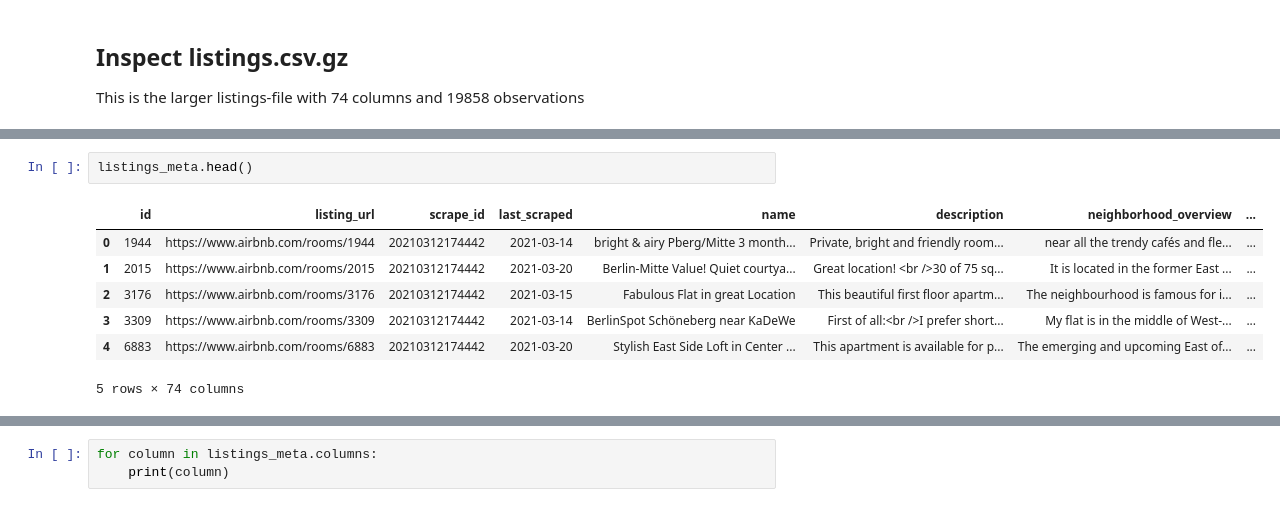
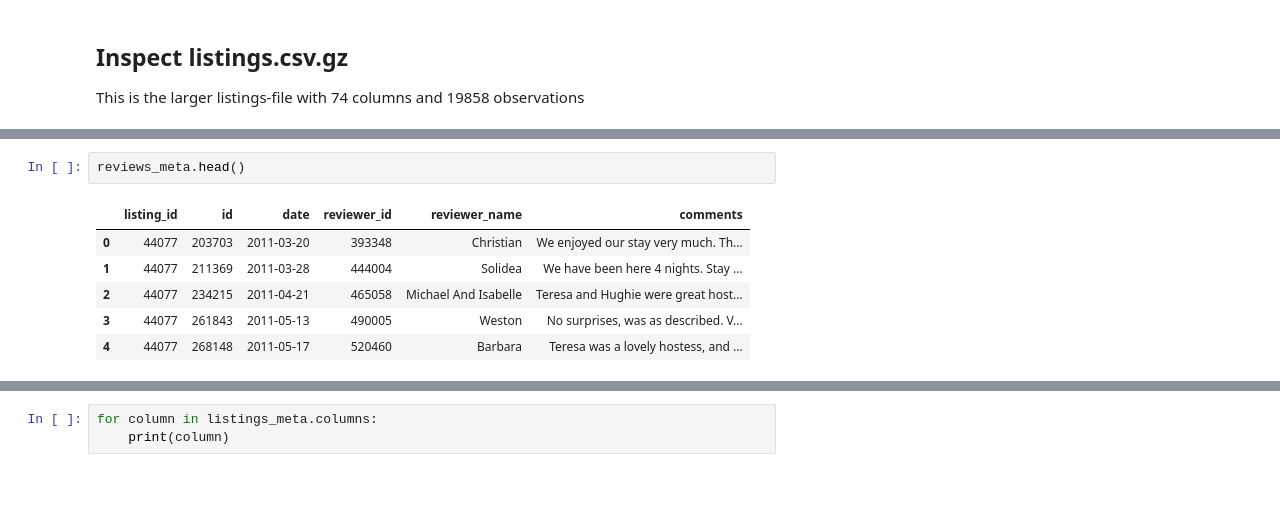
Before and after one commit to dmnk1308/DubAir, a Jupyter notebook: Data_Set_Introduction.ipynb, the cells around one changed output, grey strips where cells are left out. Drawn from its saved outputs; the diff is of its cells as text.

```diff
--- a/Data_Set_Introduction.ipynb
+++ b/Data_Set_Introduction.ipynb
@@ -158,10 +201,9 @@ This is the larger listings-file with 74 columns and 19858 observations
 # %%
-listings_meta.head()
+reviews_meta.head()
 # %% [output]
-|  | id | listing_url | scrape_id | last_scraped | name | description | neighborhood_overview | ... |
-| 0 | 1944 | https://www.airbnb.com/rooms/1944 | 20210312174442 | 2021-03-14 | bright & airy Pberg/Mitte 3 month... | Private, bright and friendly room... | near all the trendy cafés and fle... | ... |
-| 1 | 2015 | https://www.airbnb.com/rooms/2015 | 20210312174442 | 2021-03-20 | Berlin-Mitte Value! Quiet courtya... | Great location! <br />30 of 75 sq... | It is located in the former East ... | ... |
-| 2 | 3176 | https://www.airbnb.com/rooms/3176 | 20210312174442 | 2021-03-15 | Fabulous Flat in great Location | This beautiful first floor apartm... | The neighbourhood is famous for i... | ... |
-| 3 | 3309 | https://www.airbnb.com/rooms/3309 | 20210312174442 | 2021-03-14 | BerlinSpot Schöneberg near KaDeWe | First of all:<br />I prefer short... | My flat is in the middle of West-... | ... |
-| 4 | 6883 | https://www.airbnb.com/rooms/6883 | 20210312174442 | 2021-03-20 | Stylish East Side Loft in Center ... | This apartment is available for p... | The emerging and upcoming East of... | ... |
+|  | listing_id | id | date | reviewer_id | reviewer_name | comments |
+| 0 | 44077 | 203703 | 2011-03-20 | 393348 | Christian | We enjoyed our stay very much. Th... |
+| 1 | 44077 | 211369 | 2011-03-28 | 444004 | Solidea | We have been here 4 nights. Stay ... |
+| 2 | 44077 | 234215 | 2011-04-21 | 465058 | Michael And Isabelle | Teresa and Hughie were great host... |
+| 3 | 44077 | 261843 | 2011-05-13 | 490005 | Weston | No surprises, was as described. V... |
+| 4 | 44077 | 268148 | 2011-05-17 | 520460 | Barbara | Teresa was a lovely hostess, and ... |
-5 rows × 74 columns
```
Also changed, not shown: parts of 16 cells of this notebook.
